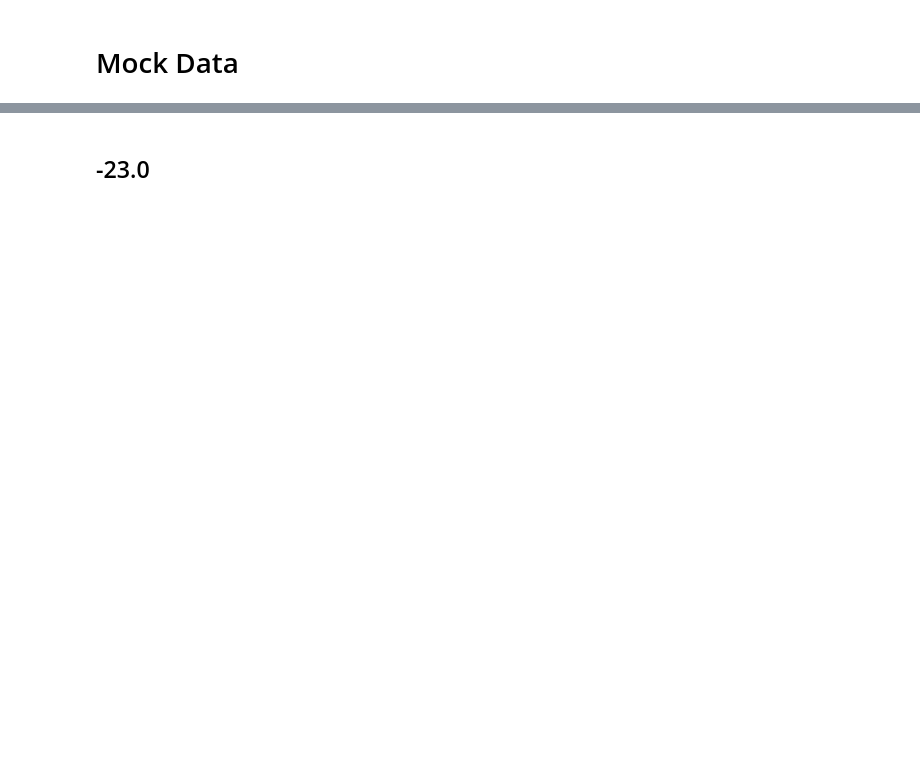
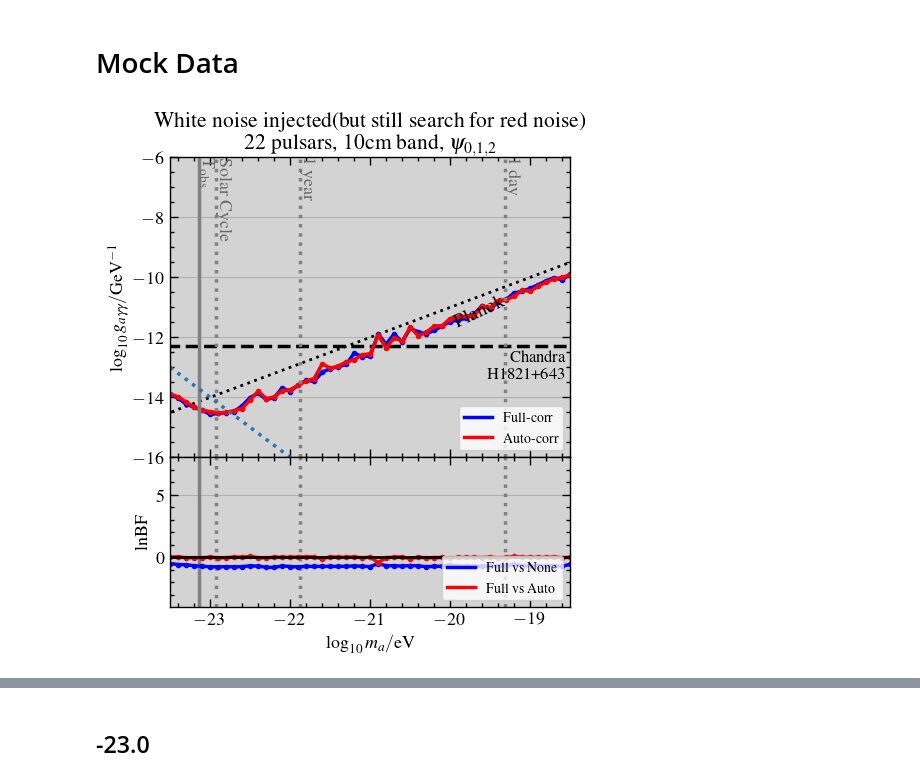
Before and after one commit to XueXiao-Physics/PPA, a Jupyter notebook: 2_Result.ipynb, the cells around one changed output, grey strips where cells are left out. Saved outputs shown, nothing was run; the diff lists cells and outputs as text; code cells hidden in the pictures; blank space fills up the shorter version.

```diff
--- a/2_Result.ipynb
+++ b/2_Result.ipynb
@@ -372,2 +283,66 @@ make_bf_plot(axes[1],l10ma,lbf_af ,lbf_nf )
 # %% [markdown]
 # Mock Data
+# %%
+# True
+fig,axes = plt.subplots(2,1,figsize=(5,6),sharex=True,gridspec_kw={'height_ratios': [4, 2]})
+lbf_nf = None; lbf_af = None; ul_auto= None; ul_full=None;
+plt.subplots_adjust(left=0.15,
+                    bottom=0.10,
+                    right=0.95,
+                    top=0.85,
+                    wspace=0.0,
+                    hspace=0.0)
+
+
+l10ma = np.arange(0,51)*0.1 -23.5
+
+
+ul_auto = np.array([-2.142, -2.341, -2.613, -2.892, -3.088, -3.231, -3.369, -3.456,
+       -3.497, -3.528, -3.332, -3.158, -3.496, -3.544, -3.433, -3.501,
+       -3.453, -3.406, -3.429, -3.041, -3.281, -3.317, -3.276, -3.307,
+       -3.236, -3.304, -2.792, -3.304, -3.07 , -3.29 , -2.918, -3.304,
+       -3.293, -3.176, -3.271, -3.129, -3.176, -3.249, -3.331, -3.101,
+       -3.264, -3.128, -3.2  , -3.187, -3.085, -3.223, -3.147, -3.122,
+       -3.105, -3.159, -3.169])
+
+ul_full = np.array([-2.154, -2.386, -2.681, -2.892, -3.089, -3.326, -3.394, -3.464,
+       -3.532, -3.434, -3.262, -3.217, -3.526, -3.572, -3.338, -3.563,
+       -3.447, -3.39 , -3.524, -3.315, -3.301, -3.337, -3.361, -3.085,
+       -3.295, -3.377, -2.741, -3.186, -2.941, -3.315, -2.961, -3.17 ,
+       -3.343, -3.327, -3.277, -3.232, -3.287, -3.315, -3.278, -3.098,
+       -3.315, -3.177, -3.19 , -3.074, -3.118, -3.122, -3.102, -3.071,
+       -3.066, -3.248, -3.139])
+
+
+axes[0].set_facecolor('lightgray')
+make_ul_plot(axes[0],l10ma,ul_auto,ul_full)
+axes[0].set_title("White noise injected(but still search for red noise)\n 22 pulsars, 10cm band,"+r" $\psi_{0,1,2}$")
+axes[0].plot(l10ma , -13-2*(l10ma+23.5),':')
+
+
+lbf_af = np.array([ 0.029,  0.04 , -0.028, -0.025, -0.032,  0.022, -0.031, -0.026,
+        0.034,  0.001,  0.079, -0.027, -0.045,  0.012,  0.008,  0.004,
+        0.026,  0.049,  0.027, -0.113,  0.041,  0.016, -0.003,  0.041,
+       -0.038,  0.019, -0.414, -0.017,  0.012,  0.037, -0.109,  0.02 ,
+       -0.04 , -0.018, -0.01 , -0.047, -0.004, -0.007, -0.003, -0.023,
+        0.031, -0.037,  0.001,  0.07 ,  0.009,  0.009,  0.005,  0.002,
+        0.036, -0.028,  0.01 ])
+
+
+
+
+lbf_nf = np.array([-0.493, -0.577, -0.597, -0.673, -0.704, -0.764, -0.754, -0.748,
+       -0.755, -0.743, -0.674, -0.704, -0.79 , -0.81 , -0.68 , -0.735,
+       -0.769, -0.712, -0.728, -0.717, -0.722, -0.73 , -0.715, -0.682,
+       -0.715, -0.739, -0.503, -0.67 , -0.668, -0.704, -0.654, -0.679,
+       -0.748, -0.724, -0.712, -0.608, -0.714, -0.7  , -0.716, -0.713,
+       -0.7  , -0.683, -0.678, -0.556, -0.666, -0.675, -0.661, -0.664,
+       -0.673, -0.705, -0.561])
+
+
+axes[1].set_facecolor('lightgray')
+make_bf_plot(axes[1],l10ma,lbf_af,lbf_nf)
+#plt.savefig("Figures/ul_bf_iono_10.pdf")
+#plt.savefig("Figures/mock1.jpg")
+# %% [output]
+[figure, added]
```
Also changed, not shown: parts of 23 cells of this notebook, 2 other files.
